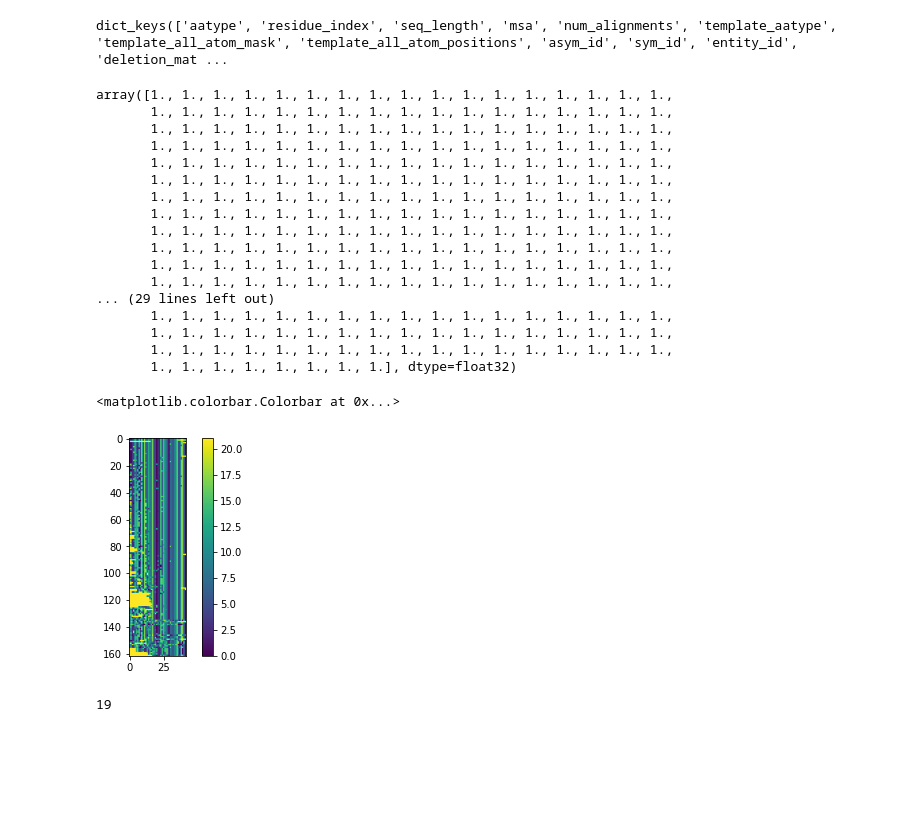
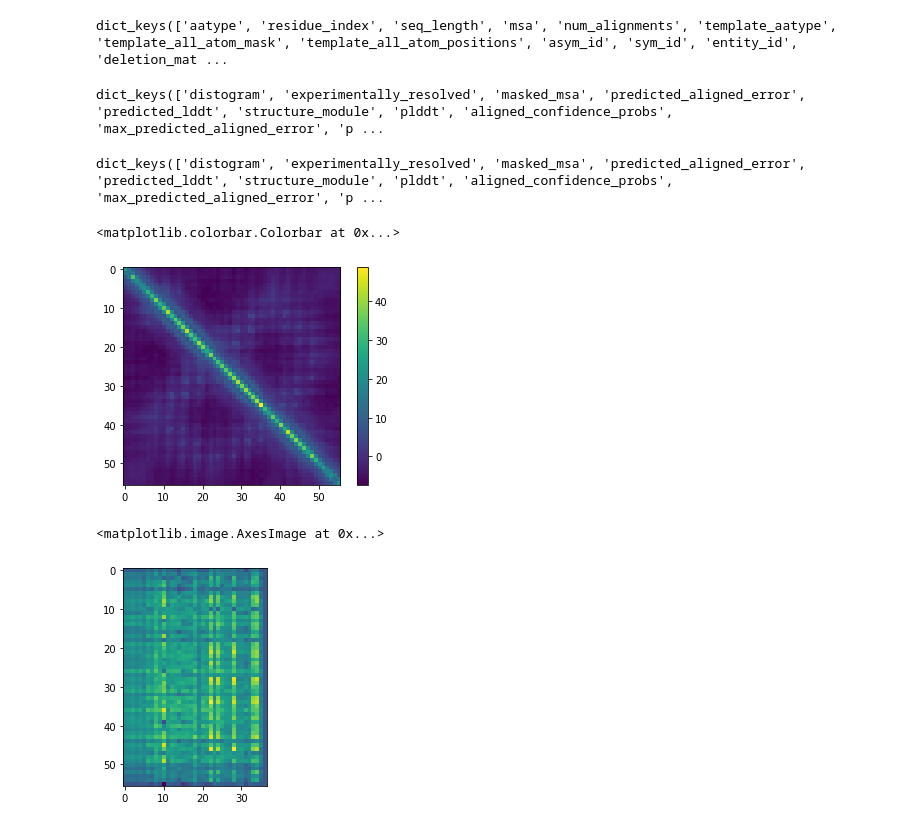
Before and after one commit to Zuricho/alphafold_wiki, a Jupyter notebook: lab/lab.ipynb, the cells around one changed output. Saved outputs shown, nothing was run; the diff lists cells and outputs as text; code cells hidden in the pictures; blank space fills up the shorter version.

```diff
--- a/lab/lab.ipynb
+++ b/lab/lab.ipynb
@@ -4,8 +4,10 @@ import matplotlib.pyplot as plt
 import numpy as np
 import pandas as pd
 # %%
-feature_monomer = pickle.load(open("features_ab42_1.pkl","rb"))
-feature_multimer = pickle.load(open("features_ab42_18.pkl","rb"))
+feature_monomer = pickle.load(open("features_monomer.pkl","rb"))
+feature_multimer = pickle.load(open("features_multimer.pkl","rb"))
+result_monomer = pickle.load(open("result_model_1_ptm.pkl","rb"))
+result_multimer = pickle.load(open("result_model_1_multimer.pkl","rb"))
 # %%
 feature_monomer.keys()
 # %% [output]
@@ -14,33 +16,22 @@ dict_keys(['aatype', 'between_segment_residues', 'domain_name', 'residue_index',
 feature_multimer.keys()
 # %% [output]
 dict_keys(['aatype', 'residue_index', 'seq_length', 'msa', 'num_alignments', 'template_aatype', 'template_all_atom_mask', 'template_all_atom_positions', 'asym_id', 'sym_id', 'entity_id', 'deletion_mat ...
-# %%
-feature_multimer["seq_mask"]
-# %% [output]
-array([1., 1., 1., 1., 1., 1., 1., 1., 1., 1., 1., 1., 1., 1., 1., 1., 1.,
-       1., 1., 1., 1., 1., 1., 1., 1., 1., 1., 1., 1., 1., 1., 1., 1., 1.,
-       1., 1., 1., 1., 1., 1., 1., 1., 1., 1., 1., 1., 1., 1., 1., 1., 1.,
-       1., 1., 1., 1., 1., 1., 1., 1., 1., 1., 1., 1., 1., 1., 1., 1., 1.,
-       1., 1., 1., 1., 1., 1., 1., 1., 1., 1., 1., 1., 1., 1., 1., 1., 1.,
-       1., 1., 1., 1., 1., 1., 1., 1., 1., 1., 1., 1., 1., 1., 1., 1., 1.,
-       1., 1., 1., 1., 1., 1., 1., 1., 1., 1., 1., 1., 1., 1., 1., 1., 1.,
-       1., 1., 1., 1., 1., 1., 1., 1., 1., 1., 1., 1., 1., 1., 1., 1., 1.,
-       1., 1., 1., 1., 1., 1., 1., 1., 1., 1., 1., 1., 1., 1., 1., 1., 1.,
-       1., 1., 1., 1., 1., 1., 1., 1., 1., 1., 1., 1., 1., 1., 1., 1., 1.,
-       1., 1., 1., 1., 1., 1., 1., 1., 1., 1., 1., 1., 1., 1., 1., 1., 1.,
-       1., 1., 1., 1., 1., 1., 1., 1., 1., 1., 1., 1., 1., 1., 1., 1., 1.,
-... (29 lines left out)
-       1., 1., 1., 1., 1., 1., 1., 1., 1., 1., 1., 1., 1., 1., 1., 1., 1.,
-       1., 1., 1., 1., 1., 1., 1., 1., 1., 1., 1., 1., 1., 1., 1., 1., 1.,
-       1., 1., 1., 1., 1., 1., 1., 1., 1., 1., 1., 1., 1., 1., 1., 1., 1.,
-       1., 1., 1., 1., 1., 1., 1., 1.], dtype=float32)
+# %%
+result_monomer.keys()
+# %% [output]
+dict_keys(['distogram', 'experimentally_resolved', 'masked_msa', 'predicted_aligned_error', 'predicted_lddt', 'structure_module', 'plddt', 'aligned_confidence_probs', 'max_predicted_aligned_error', 'p ...
+# %%
+result_multimer.keys()
+# %% [output]
+dict_keys(['distogram', 'experimentally_resolved', 'masked_msa', 'predicted_aligned_error', 'predicted_lddt', 'structure_module', 'plddt', 'aligned_confidence_probs', 'max_predicted_aligned_error', 'p ...
 # %%
-plt.imshow(feature_monomer["msa"])
+plt.imshow(result_monomer["distogram"]["logits"][:,:,10])
 plt.colorbar()
 # %% [output]
 <matplotlib.colorbar.Colorbar at 0x...>
-[figure, old version]
+[figure, new version]
-# %%
-feature_multimer["aatype"].max()
-# %% [output]
-19
+# %%
+plt.imshow(result_monomer["experimentally_resolved"]["logits"])
+# %% [output]
+<matplotlib.image.AxesImage at 0x...>
+[figure, added]
```
Also changed, not shown: parts of 1 cell of this notebook, 9 other files.
